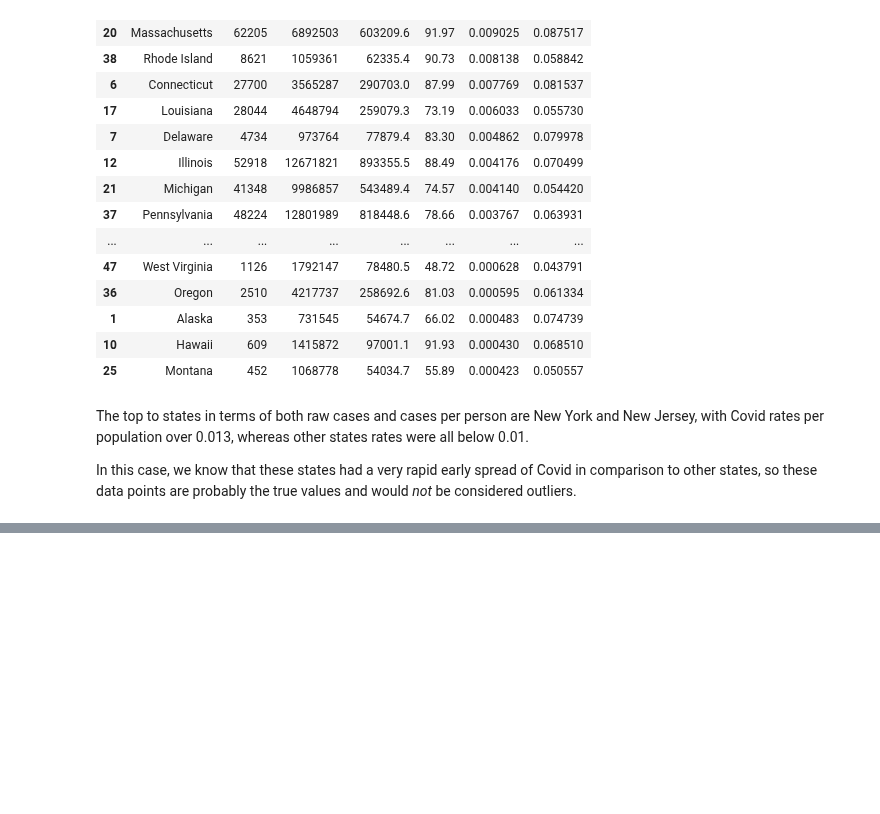
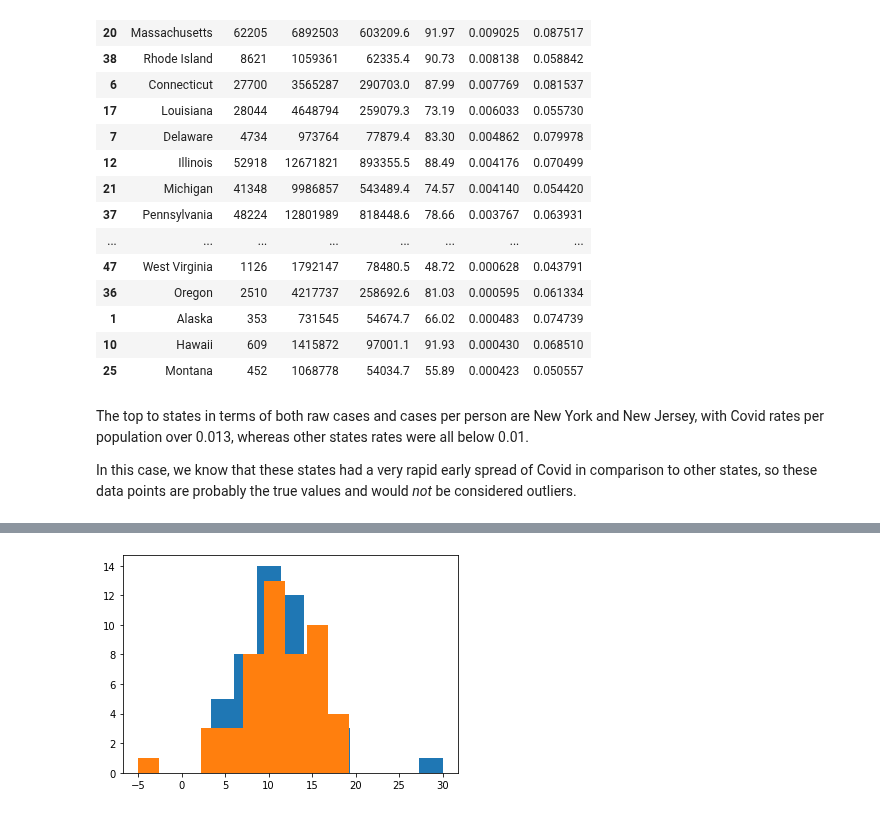
Before and after one commit to tangchen/Foundations-of-Data-Science-with-Python, a Jupyter notebook: _sources/03-first-data/visualization.ipynb, the cells around one changed output, grey strips where cells are left out. Drawn from its saved outputs; the diff is of its cells as text; code cells hidden in the pictures; blank space fills up the shorter version.

```diff
--- a/_sources/03-first-data/visualization.ipynb
+++ b/_sources/03-first-data/visualization.ipynb
@@ -310,0 +330,5 @@ To be specific, we are going to look at the Covid cases per population variable
+# %%
+plt.hist(rate2005)
+plt.hist(rate2014);
+# %% [output]
+[figure, added]
```
Also changed, not shown: parts of 31 cells of this notebook, 25 other files.
